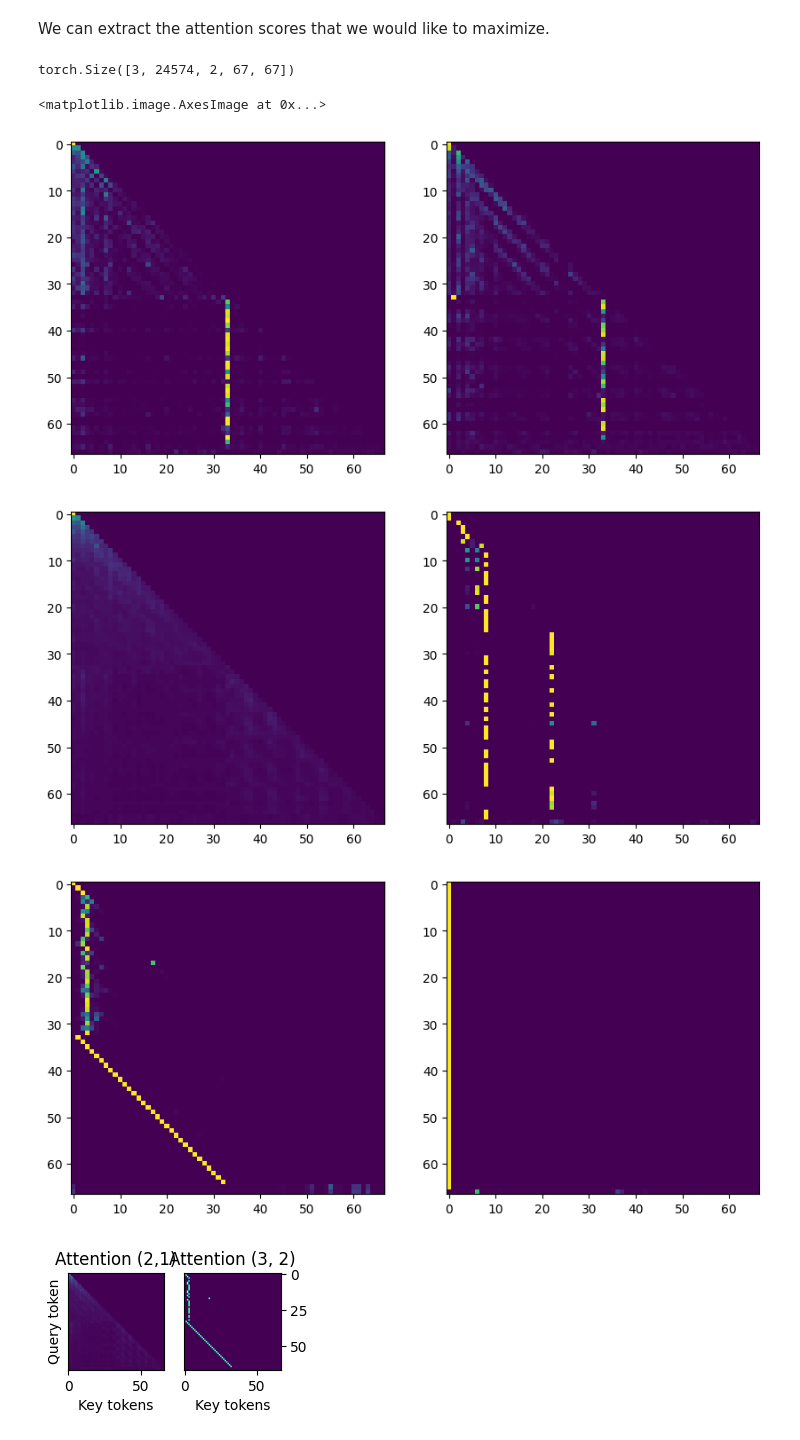
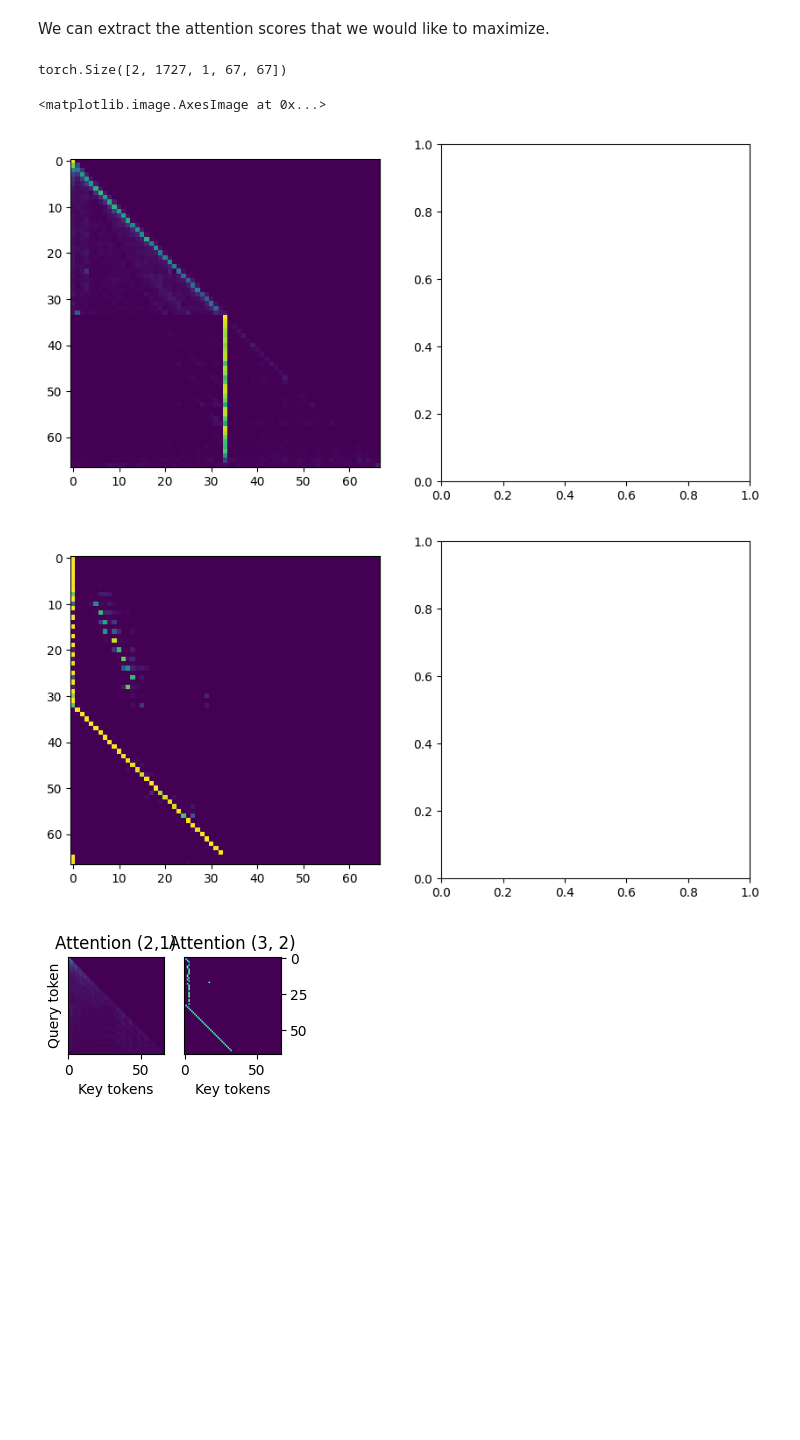
Before and after one commit to fairinternal/composable-llm, a Jupyter notebook: notebooks/scratchpad.ipynb, the cells around one changed output. Saved outputs shown, nothing was run; the diff lists cells and outputs as text; code cells hidden in the pictures; blank space fills up the shorter version.

```diff
--- a/notebooks/scratchpad.ipynb
+++ b/notebooks/scratchpad.ipynb
@@ -10,14 +10,15 @@ from cot.data import BinaryCopy, Parity, MixedDataset
 from cot.config import CHECK_DIR
 from cot.models import TransformerConfig, Transformer
 # %%
-problem = "parity"
-n_data_per_len = 2048
+problem = "polynomial"
+n_data_per_len = 1024
 n_len=32
 emb_dim=128
-pos_dim = 32
-freeze_pos = True
+pos_dim = None
+freeze_pos = False
 n_head=1
 n_layer=2
-n_epochs = 100
+n_epochs = 1000
 batch_size = 256
+cot=True
 # %%
@@ -98,9 +112,9 @@ lengths = list(np.arange(n_len) + 1)
 if problem == 'parity':
     testset = Parity()
 elif problem == 'binary-copy':
-    testset = BinaryCopy()
-elif problem == 'no-cot':
-    testset = Parity(cot=False)
+    testset = BinaryCopy(cot=cot)
+elif problem == 'polynomial':
+    testset = Polynomial(cot=cot)
 elif problem == 'mix':
-    testset = MixedDataset()
+    testset = MixedDataset(cot=cot)
 testset.set_data(lengths, data_type="test")
@@ -163,22 +180,21 @@ attn21 = attentions[2, i, 1].cpu()
 # %%
 attentions.shape
 # %% [output]
-torch.Size([3, 24574, 2, 67, 67])
+torch.Size([2, 1727, 1, 67, 67])
 # %%
 fig, axes = plt.subplots(1, 2, figsize=(10, 5))
 axes[0].imshow(attn00)
-axes[1].imshow(attn01)
+# axes[1].imshow(attn01)
 fig, axes = plt.subplots(1, 2, figsize=(10, 5))
 axes[0].imshow(attn10)
-axes[1].imshow(attn11)
-fig, axes = plt.subplots(1, 2, figsize=(10, 5))
-axes[0].imshow(attn20)
-axes[1].imshow(attn21)
+# axes[1].imshow(attn11)
+# fig, axes = plt.subplots(1, 2, figsize=(10, 5))
+# axes[0].imshow(attn20)
+# axes[1].imshow(attn21)
 # %% [output]
 <matplotlib.image.AxesImage at 0x...>
-[figure, old version]
+[figure, new version]
-[figure, old version]
+[figure, new version]
-[figure, removed]
 # %%
 WIDTH = 5.5
 HEIGHT = WIDTH / 1.5
```
Also changed, not shown: parts of 9 cells of this notebook, 1 other file.
